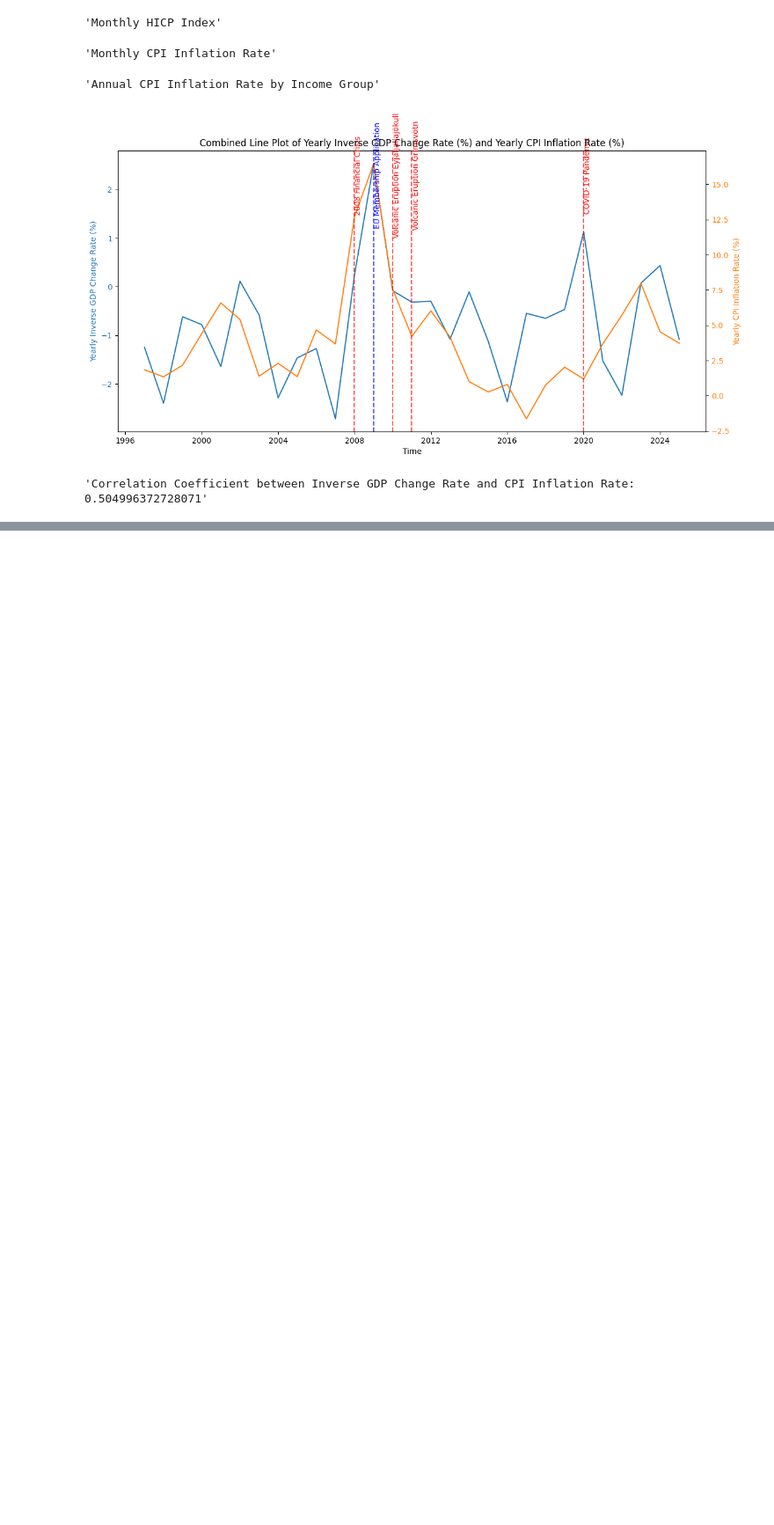
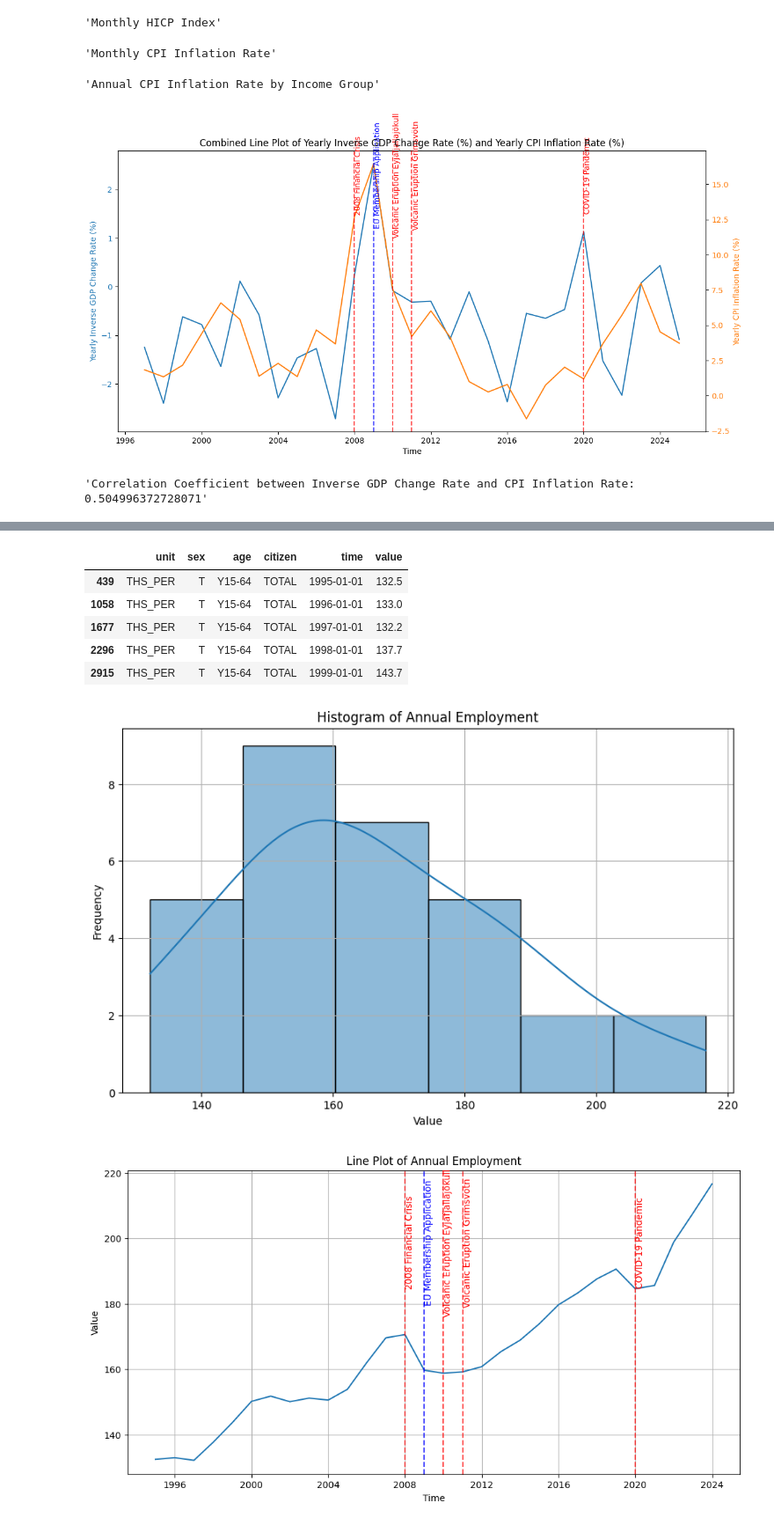
Before and after one commit to muffindud/iceland-data-analysis, a Jupyter notebook: main.ipynb, the cells around one changed output, grey strips where cells are left out. Shown at 88% size. Drawn from its saved outputs; the diff is of its cells as text; code cells hidden in the pictures; blank space fills up the shorter version.

Commit message:
add basic plots for 2

```diff
--- a/main.ipynb
+++ b/main.ipynb
@@ -650,0 +673,24 @@ Conclusion: Iceland's GDP growth is inversely correlated with inflation rates ov
+# %%
+lfsa_egan = get_dataframe("lfsa_egan")
+lfsa_egan = fix_dates(lfsa_egan)
+lfsa_egan = remove_empty_columns(lfsa_egan)
+lfsa_egan = melt_dataframe(lfsa_egan)
+lfsa_egan = drop_columns(lfsa_egan, ["freq"])
+lfsa_egan = filter_dataframe(lfsa_egan, {"unit": ["THS_PER"], "age": ["Y15-64"], "sex": ["T"], "citizen": ["TOTAL"]})
+lfsa_egan.name = "lfsa_egan"
+lfsa_egan.title = "Annual Employment"
+
+display(lfsa_egan.head())
+make_histogram(lfsa_egan).show()
+make_line_plot(lfsa_egan).show()
+# make_scatter_plot(lfsa_egan).show()
+make_box_plot(lfsa_egan).show()
+# %% [output]
+|  | unit | sex | age | citizen | time | value |
+| 439 | THS_PER | T | Y15-64 | TOTAL | 1995-01-01 | 132.5 |
+| 1058 | THS_PER | T | Y15-64 | TOTAL | 1996-01-01 | 133.0 |
+| 1677 | THS_PER | T | Y15-64 | TOTAL | 1997-01-01 | 132.2 |
+| 2296 | THS_PER | T | Y15-64 | TOTAL | 1998-01-01 | 137.7 |
+| 2915 | THS_PER | T | Y15-64 | TOTAL | 1999-01-01 | 143.7 |
+[figure, added]
+[figure, added]
```
Also changed, not shown: parts of 10 cells of this notebook, 5 other files.
